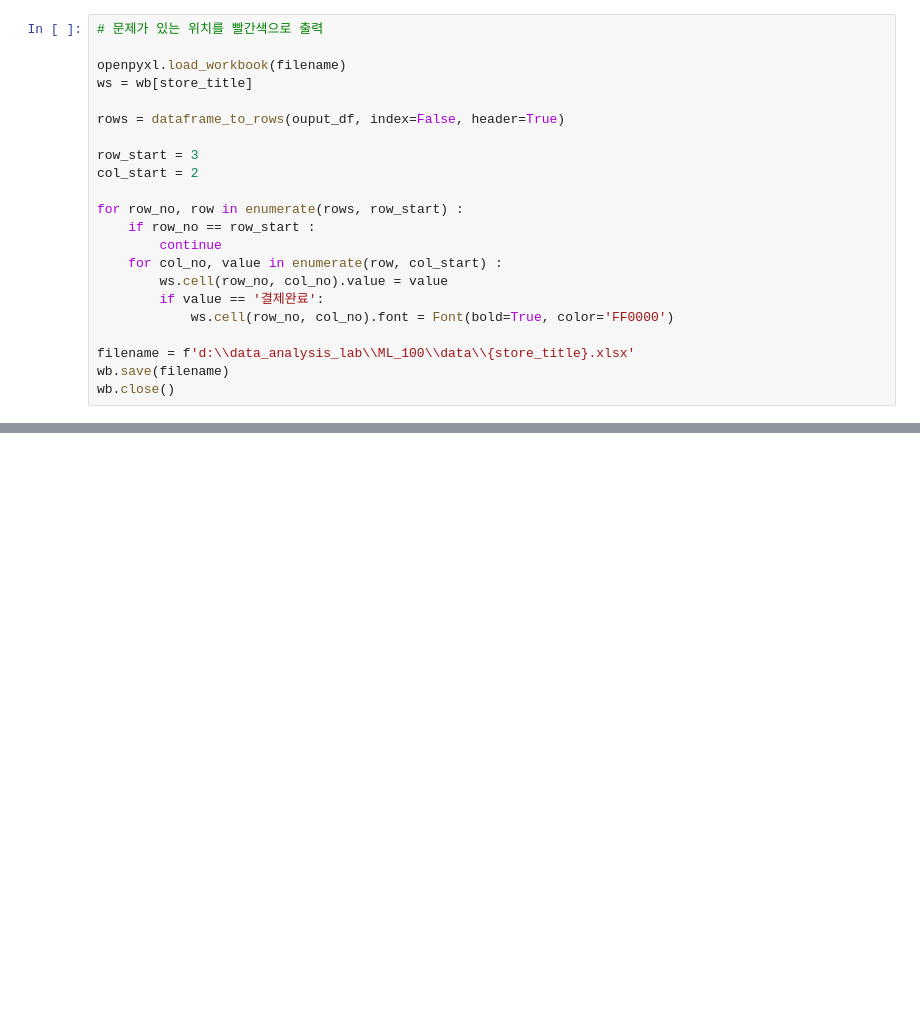
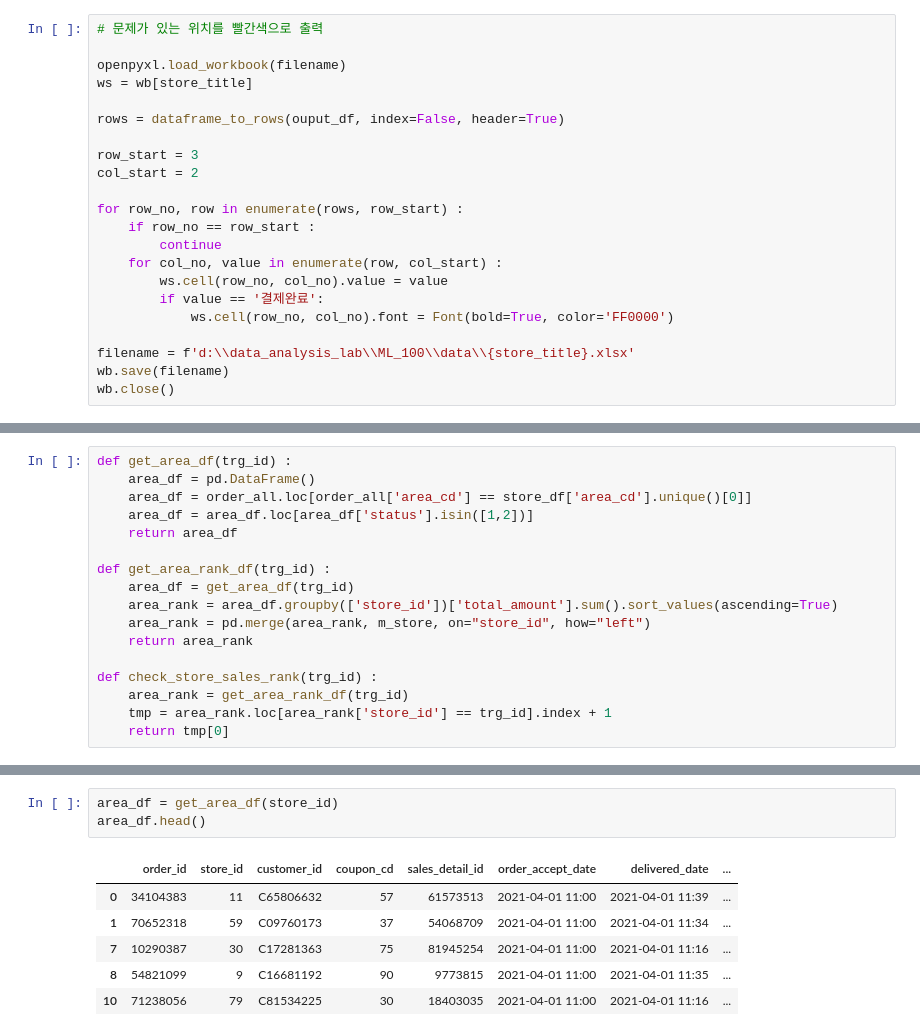
Before and after one commit to yumioh/data_analysis_lab, a Jupyter notebook: ML_100/chapter4.ipynb, the cells around one changed output, grey strips where cells are left out. Saved outputs shown, nothing was run; the diff lists cells and outputs as text; blank space fills up the shorter version.

```diff
--- a/ML_100/chapter4.ipynb
+++ b/ML_100/chapter4.ipynb
@@ -246,0 +305,17 @@ wb.close()
+# %%
+def get_area_df(trg_id) :
+    area_df = pd.DataFrame()
+    area_df = order_all.loc[order_all['area_cd'] == store_df['area_cd'].unique()[0]]
+    area_df = area_df.loc[area_df['status'].isin([1,2])]
+    return area_df
+
+def get_area_rank_df(trg_id) :
+    area_df = get_area_df(trg_id)
+    area_rank = area_df.groupby(['store_id'])['total_amount'].sum().sort_values(ascending=True)
+    area_rank = pd.merge(area_rank, m_store, on="store_id", how="left")
+    return area_rank
+
+def check_store_sales_rank(trg_id) :
+    area_rank = get_area_rank_df(trg_id)
+    tmp = area_rank.loc[area_rank['store_id'] == trg_id].index + 1
+    return tmp[0]
@@ -246,0 +340,10 @@ wb.close()
+# %%
+area_df = get_area_df(store_id)
+area_df.head()
+# %% [output]
+|  | order_id | store_id | customer_id | coupon_cd | sales_detail_id | order_accept_date | delivered_date | ... |
+| 0 | 34104383 | 11 | C65806632 | 57 | 61573513 | 2021-04-01 11:00 | 2021-04-01 11:39 | ... |
+| 1 | 70652318 | 59 | C09760173 | 37 | 54068709 | 2021-04-01 11:00 | 2021-04-01 11:34 | ... |
+| 7 | 10290387 | 30 | C17281363 | 75 | 81945254 | 2021-04-01 11:00 | 2021-04-01 11:16 | ... |
+| 8 | 54821099 | 9 | C16681192 | 90 | 9773815 | 2021-04-01 11:00 | 2021-04-01 11:35 | ... |
+| 10 | 71238056 | 79 | C81534225 | 30 | 18403035 | 2021-04-01 11:00 | 2021-04-01 11:16 | ... |
```
Also changed, not shown: parts of 13 cells of this notebook.
